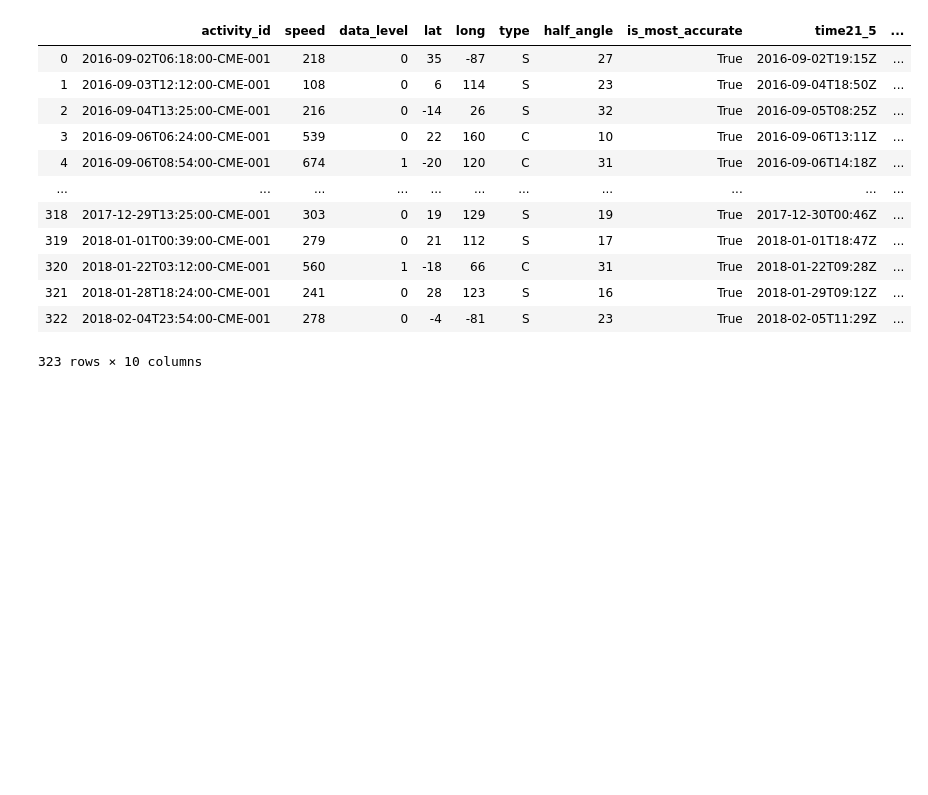
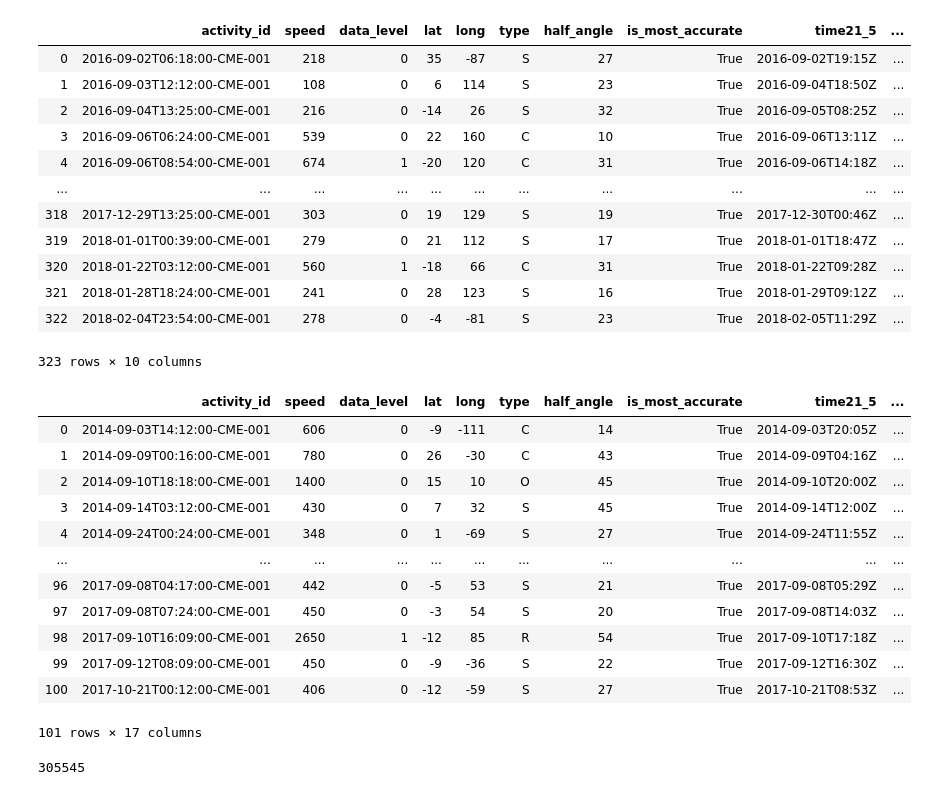
Before and after one commit to rockhound03/Project1, a Jupyter notebook: modules/FlareAPIQueryExample.ipynb, the cells around one changed output. Drawn from its saved outputs; the diff is of its cells as text; code cells hidden in the pictures; blank space fills up the shorter version.

Commit message:
add cme/flare compare query

```diff
--- a/modules/FlareAPIQueryExample.ipynb
+++ b/modules/FlareAPIQueryExample.ipynb
@@ -6,7 +6,7 @@ import json
 from config import api_key
 import flr_tools
 # %%
-start_date = "2016-09-01"
+start_date = "2014-09-01"
 end_date = "2018-02-04"
 #query_flr_url =f"https://api.nasa.gov/DONKI/FLR?startDate={start_date}&endDate={end_date}&api_key={api_key}"
 # %%
@@ -77,3 +97,25 @@ cme_analysis_data
 | 321 | 2018-01-28T18:24:00-CME-001 | 241 | 0 | 28 | 123 | S | 16 | True | 2018-01-29T09:12Z | ... |
 | 322 | 2018-02-04T23:54:00-CME-001 | 278 | 0 | -4 | -81 | S | 23 | True | 2018-02-05T11:29Z | ... |
 323 rows × 10 columns
+# %%
+flare_cme_combo_test = flr_tools.cme_compare(start_date, end_date)
+# %%
+flare_cme_combo_test
+# %% [output]
+|  | activity_id | speed | data_level | lat | long | type | half_angle | is_most_accurate | time21_5 | ... |
+| 0 | 2014-09-03T14:12:00-CME-001 | 606 | 0 | -9 | -111 | C | 14 | True | 2014-09-03T20:05Z | ... |
+| 1 | 2014-09-09T00:16:00-CME-001 | 780 | 0 | 26 | -30 | C | 43 | True | 2014-09-09T04:16Z | ... |
+| 2 | 2014-09-10T18:18:00-CME-001 | 1400 | 0 | 15 | 10 | O | 45 | True | 2014-09-10T20:00Z | ... |
+| 3 | 2014-09-14T03:12:00-CME-001 | 430 | 0 | 7 | 32 | S | 45 | True | 2014-09-14T12:00Z | ... |
+| 4 | 2014-09-24T00:24:00-CME-001 | 348 | 0 | 1 | -69 | S | 27 | True | 2014-09-24T11:55Z | ... |
+| ... | ... | ... | ... | ... | ... | ... | ... | ... | ... | ... |
+| 96 | 2017-09-08T04:17:00-CME-001 | 442 | 0 | -5 | 53 | S | 21 | True | 2017-09-08T05:29Z | ... |
+| 97 | 2017-09-08T07:24:00-CME-001 | 450 | 0 | -3 | 54 | S | 20 | True | 2017-09-08T14:03Z | ... |
+| 98 | 2017-09-10T16:09:00-CME-001 | 2650 | 1 | -12 | 85 | R | 54 | True | 2017-09-10T17:18Z | ... |
+| 99 | 2017-09-12T08:09:00-CME-001 | 450 | 0 | -9 | -36 | S | 22 | True | 2017-09-12T16:30Z | ... |
+| 100 | 2017-10-21T00:12:00-CME-001 | 406 | 0 | -12 | -59 | S | 27 | True | 2017-10-21T08:53Z | ... |
+101 rows × 17 columns
+# %%
+len(flare_cme_combo_test)
+# %% [output]
+305545
```
Also changed, not shown: parts of 1 cell of this notebook, 1 other file.
